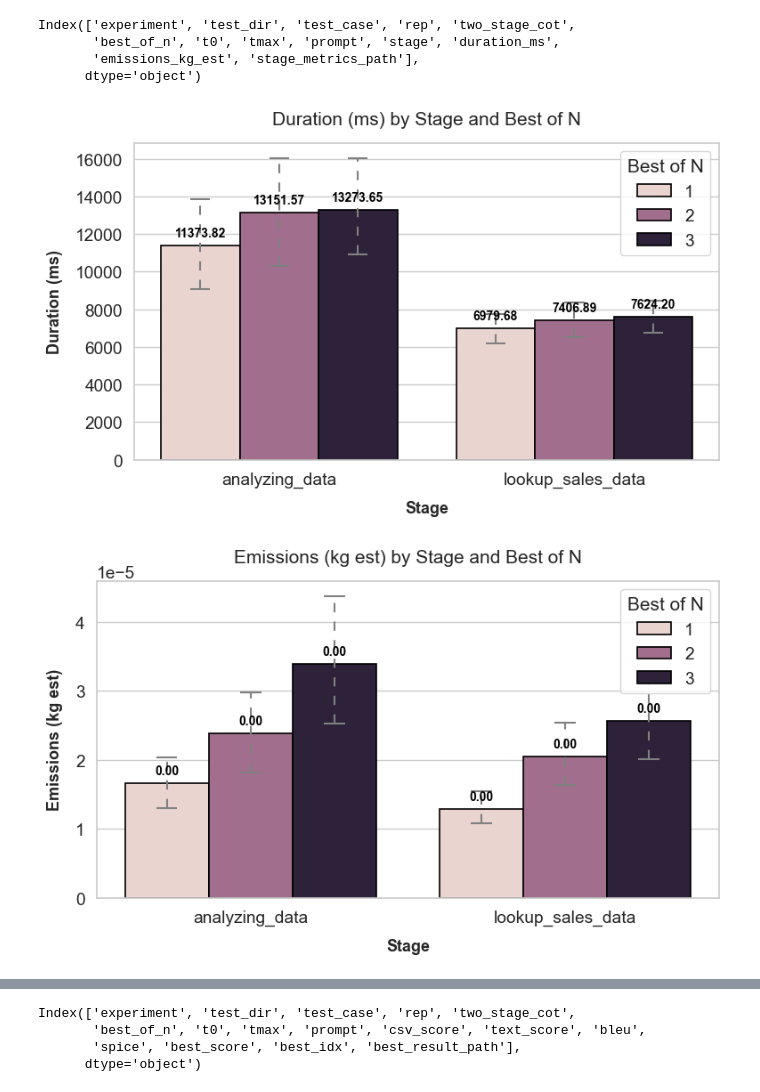
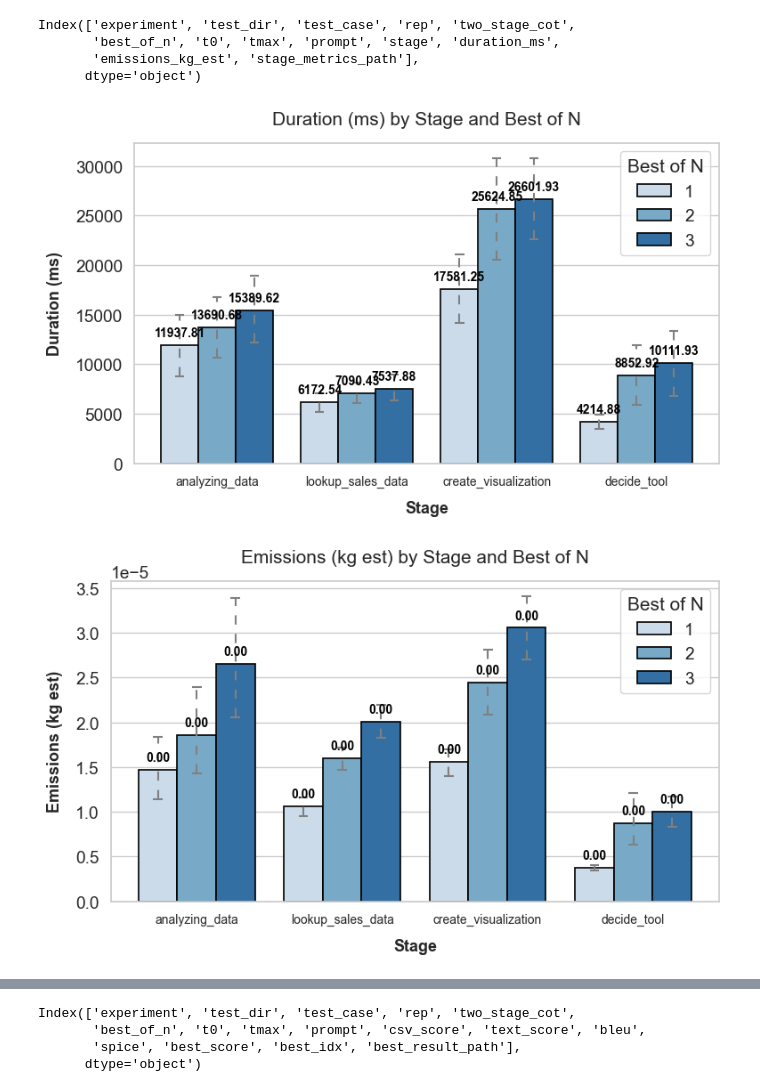
Before and after one commit to Palpal16/DataAgent, a Jupyter notebook: notebooks/plots_report.ipynb, the cells around one changed output, grey strips where cells are left out. Cells and saved outputs as stored; diff of their text form; code cells hidden in the pictures.

Commit message:
Uploading Last run and improve of plots for final report

```diff
--- a/notebooks/plots_report.ipynb
+++ b/notebooks/plots_report.ipynb
@@ -39,7 +41,8 @@ def plot_pretty_bar(
     legend_title=None,
     errorbar=("ci", 95),
     err_kws=None,
-    palette="colorblind"
+    palette="Blues",
+    x_tick_fontsize=None  # New option to reduce the size of x-axis labels
 ):
     """
     Create a prettified seaborn bar plot with value labels and fancy error bar caps.
@@ -55,13 +58,35 @@ def plot_pretty_bar(
     - legend_title: Title for legend (str, optional)
     - errorbar: Errorbar specification (tuple or str)
     - err_kws: Dict for errorbar style
-    - palette: Seaborn palette
+    - palette: Seaborn palette (default is "Blues" for blue color scale)
+    - x_tick_fontsize: Font size for x axis tick labels (optional)
     """
     import matplotlib.pyplot as plt
     import seaborn as sns
     import pandas as pd
 
-    sns.set_theme(style="whitegrid", palette=palette, font_scale=1.25)
+    # Theme
+    sns.set_theme(style="whitegrid", font_scale=1.25)
+
+    # Robust palette handling: accepts "Blues"/"blues" and other seaborn/matplotlib names.
+    n_colors = 1
+    if hue is not None and hasattr(data, "columns") and hue in data.columns:
+        try:
+            n_colors = int(data[hue].nunique())
+        except Exception:
+            n_colors = 1
+
+    if isinstance(palette, str):
+        pal_name = palette
+        try:
+            pal = sns.color_palette(pal_name, n_colors=n_colors)
+        except Exception:
+            try:
+                pal = sns.color_palette(pal_name.capitalize(), n_colors=n_colors)
+            except Exception:
+                pal = sns.color_palette("Blues", n_colors=n_colors)
+    else:
+        pal = palette
 
     plt.figure(figsize=figsize)
     ax = sns.barplot(
@@ -69,6 +94,7 @@ def plot_pretty_bar(
         y=y,
         hue=hue,
         data=data,
+        palette=pal,
         edgecolor='black',
         linewidth=1.2,
         alpha=1,
@@ -121,12 +147,17 @@ def plot_pretty_bar(
     ax.set_ylabel(y_name, fontsize=13, fontweight='bold', labelpad=10)
     ax.set_title(title, fontsize=15, pad=15)
 
+    # Option to change x-axis (category) tick label font size
+    if x_tick_fontsize is not None:
+        for tick in ax.get_xticklabels():
+            tick.set_fontsize(x_tick_fontsize)
+
     plt.tight_layout()
     if out_path is not None:
         plt.savefig(out_path, dpi=300, bbox_inches="tight")
     plt.show()
 
-# Usage example:
+# Usage example using a blue palette:
 plot_pretty_bar(
     x='difficulty',
     y='csv_score',
@@ -136,6 +167,7 @@ plot_pretty_bar(
     y_name="CSV Score",
     x_name="Difficulty",
     out_path=out_dir / "difficulty_vs_csv_score_best_of_n.png",
-    legend_title="Best of N"
+    legend_title="Best of N",
+    palette="Blues"
 )
 # %% [output]
@@ -175,5 +207,5 @@ plot_pretty_bar(
 # %%
-carbon = pd.read_csv('../exp4_bestof_sweep/stage_metrics_long.csv')
+carbon = pd.read_csv('../exp5_bestof_sweep/stage_metrics_long.csv')
 carbon.head(5)
 # %% [output]
 |  | experiment | test_dir | test_case | rep | two_stage_cot | best_of_n | t0 | tmax | prompt | ... |
@@ -192,17 +224,18 @@ Index(['experiment', 'test_dir', 'test_case', 'rep', 'two_stage_cot',
 # %%
 plot_pretty_bar(
     x='stage',
     y='duration_ms',
     hue='best_of_n',
     data=carbon,
     title="Duration (ms) by Stage and Best of N",
     y_name="Duration (ms)",
     x_name="Stage",
     out_path=out_dir / "stage_vs_duration_ms_best_of_n.png",
-    legend_title="Best of N"
+    legend_title="Best of N",
+    x_tick_fontsize=10  # Example: reduce x-axis font size if you wish
 )
 # %% [output]
-[figure, old version]
+[figure, new version]
 # %%
 plot_pretty_bar(
     x='stage',
@@ -213,8 +246,9 @@ plot_pretty_bar(
     y_name="Emissions (kg est)",
     x_name="Stage",
     out_path=out_dir / "stage_vs_emissions_kg_est_best_of_n.png",
-    legend_title="Best of N"
+    legend_title="Best of N",
+    x_tick_fontsize=10  # Example: reduce x-axis font size if you wish
 )
 # %% [output]
-[figure, old version]
+[figure, new version]
 # %%
```
Also changed, not shown: parts of 6 cells of this notebook, 5 other files.
